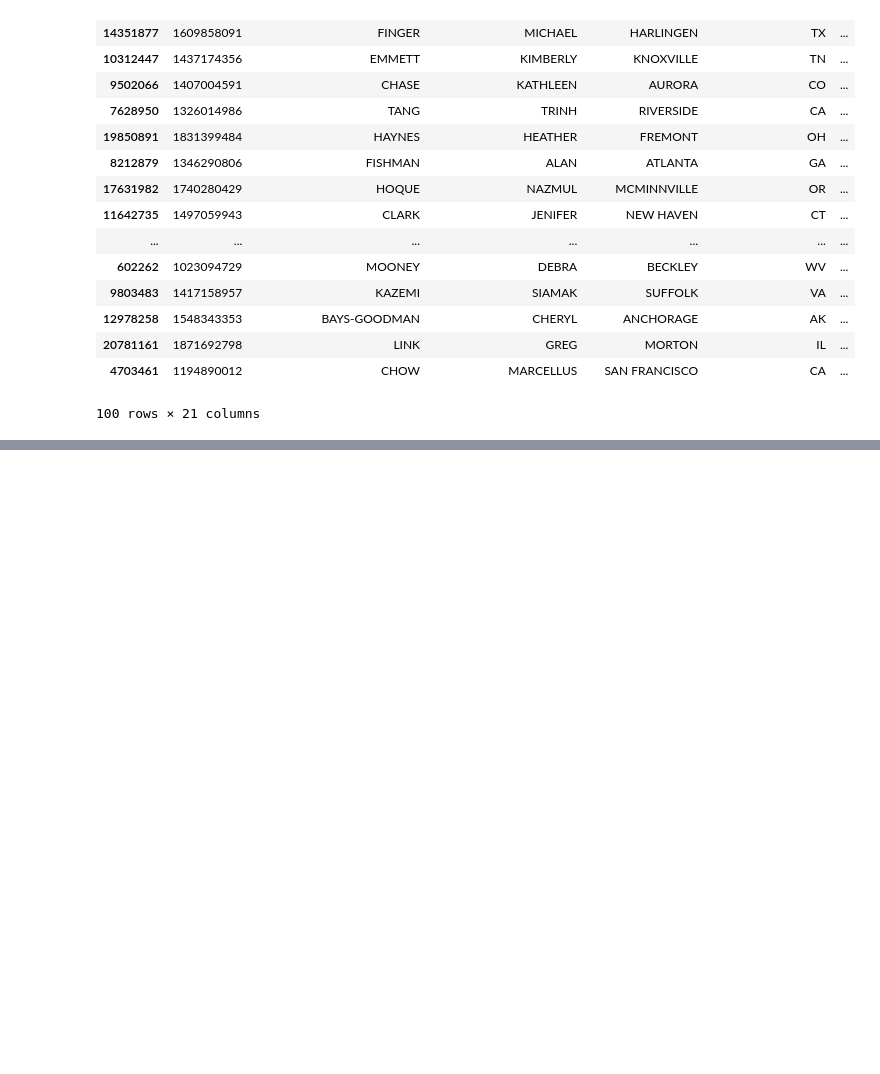
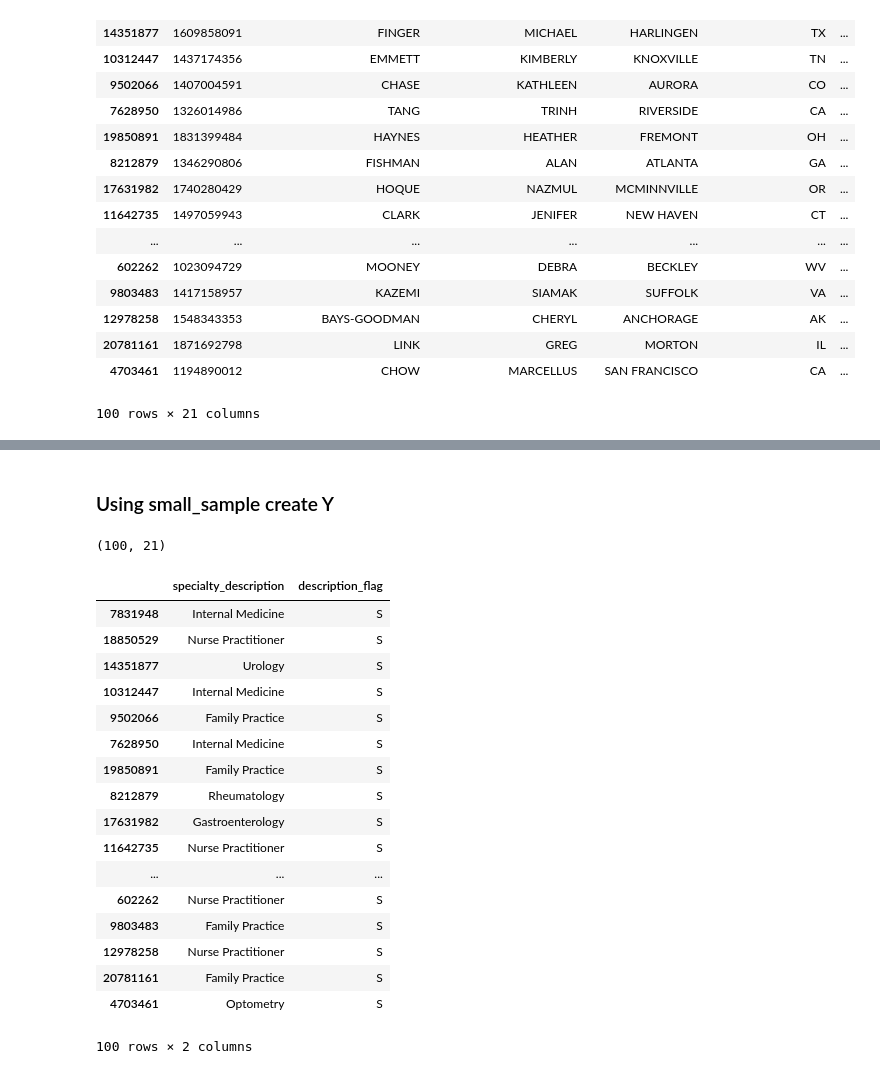
Before and after one commit to gupsydaisys/specialty_for_perscriptions, a Jupyter notebook: Predicting Speciality from Prescription Claims.ipynb, the cells around one changed output, grey strips where cells are left out. Saved outputs shown, nothing was run; the diff lists cells and outputs as text; code cells hidden in the pictures; blank space fills up the shorter version.

```diff
--- a/Predicting Speciality from Prescription Claims.ipynb
+++ b/Predicting Speciality from Prescription Claims.ipynb
@@ -87,0 +105,27 @@ small_sample
+# %% [markdown]
+### Using small_sample create Y
+# %%
+small_sample.shape
+# %% [output]
+(100, 21)
+# %%
+small_sample[['specialty_description','description_flag']]
+# %% [output]
+|  | specialty_description | description_flag |
+| 7831948 | Internal Medicine | S |
+| 18850529 | Nurse Practitioner | S |
+| 14351877 | Urology | S |
+| 10312447 | Internal Medicine | S |
+| 9502066 | Family Practice | S |
+| 7628950 | Internal Medicine | S |
+| 19850891 | Family Practice | S |
+| 8212879 | Rheumatology | S |
+| 17631982 | Gastroenterology | S |
+| 11642735 | Nurse Practitioner | S |
+| ... | ... | ... |
+| 602262 | Nurse Practitioner | S |
+| 9803483 | Family Practice | S |
+| 12978258 | Nurse Practitioner | S |
+| 20781161 | Family Practice | S |
+| 4703461 | Optometry | S |
+100 rows × 2 columns
```
Also changed, not shown: parts of 19 cells of this notebook.
